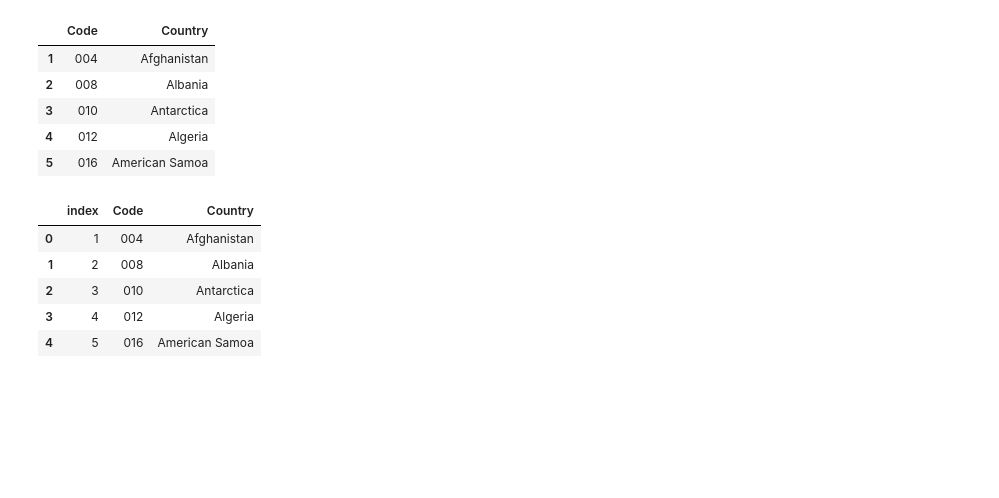
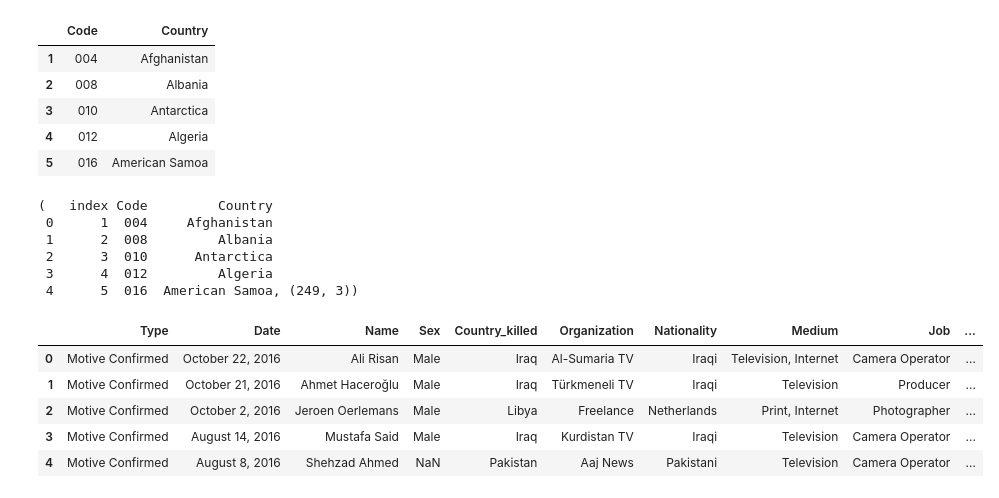
Before and after one commit to seashiva94/data_viz_project, a Jupyter notebook: maps.ipynb, the cells around one changed output. Drawn from its saved outputs; the diff is of its cells as text; code cells hidden in the pictures; blank space fills up the shorter version.

Commit message:
dountry codes and counts

```diff
--- a/maps.ipynb
+++ b/maps.ipynb
@@ -47,11 +47,11 @@ df.head()
 | 5 | 016 | American Samoa |
 # %%
 df = df.reset_index()
-df.head()
+df.head(), df.shape
 # %% [output]
-|  | index | Code | Country |
-| 0 | 1 | 004 | Afghanistan |
-| 1 | 2 | 008 | Albania |
-| 2 | 3 | 010 | Antarctica |
-| 3 | 4 | 012 | Algeria |
-| 4 | 5 | 016 | American Samoa |
+(   index Code         Country
+ 0      1  004     Afghanistan
+ 1      2  008         Albania
+ 2      3  010      Antarctica
+ 3      4  012         Algeria
+ 4      5  016  American Samoa, (249, 3))
@@ -57,0 +60,10 @@ df.head()
+# %%
+data = pd.read_csv('data/cpj.csv')
+data.head()
+# %% [output]
+|  | Type | Date | Name | Sex | Country_killed | Organization | Nationality | Medium | Job | ... |
+| 0 | Motive Confirmed | October 22, 2016 | Ali Risan | Male | Iraq | Al-Sumaria TV | Iraqi | Television, Internet | Camera Operator | ... |
+| 1 | Motive Confirmed | October 21, 2016 | Ahmet Haceroğlu | Male | Iraq | Türkmeneli TV | Iraqi | Television | Producer | ... |
+| 2 | Motive Confirmed | October 2, 2016 | Jeroen Oerlemans | Male | Libya | Freelance | Netherlands | Print, Internet | Photographer | ... |
+| 3 | Motive Confirmed | August 14, 2016 | Mustafa Said | Male | Iraq | Kurdistan TV | Iraqi | Television | Camera Operator | ... |
+| 4 | Motive Confirmed | August 8, 2016 | Shehzad Ahmed | NaN | Pakistan | Aaj News | Pakistani | Television | Camera Operator | ... |
```
Also changed, not shown: parts of 17 cells of this notebook.
